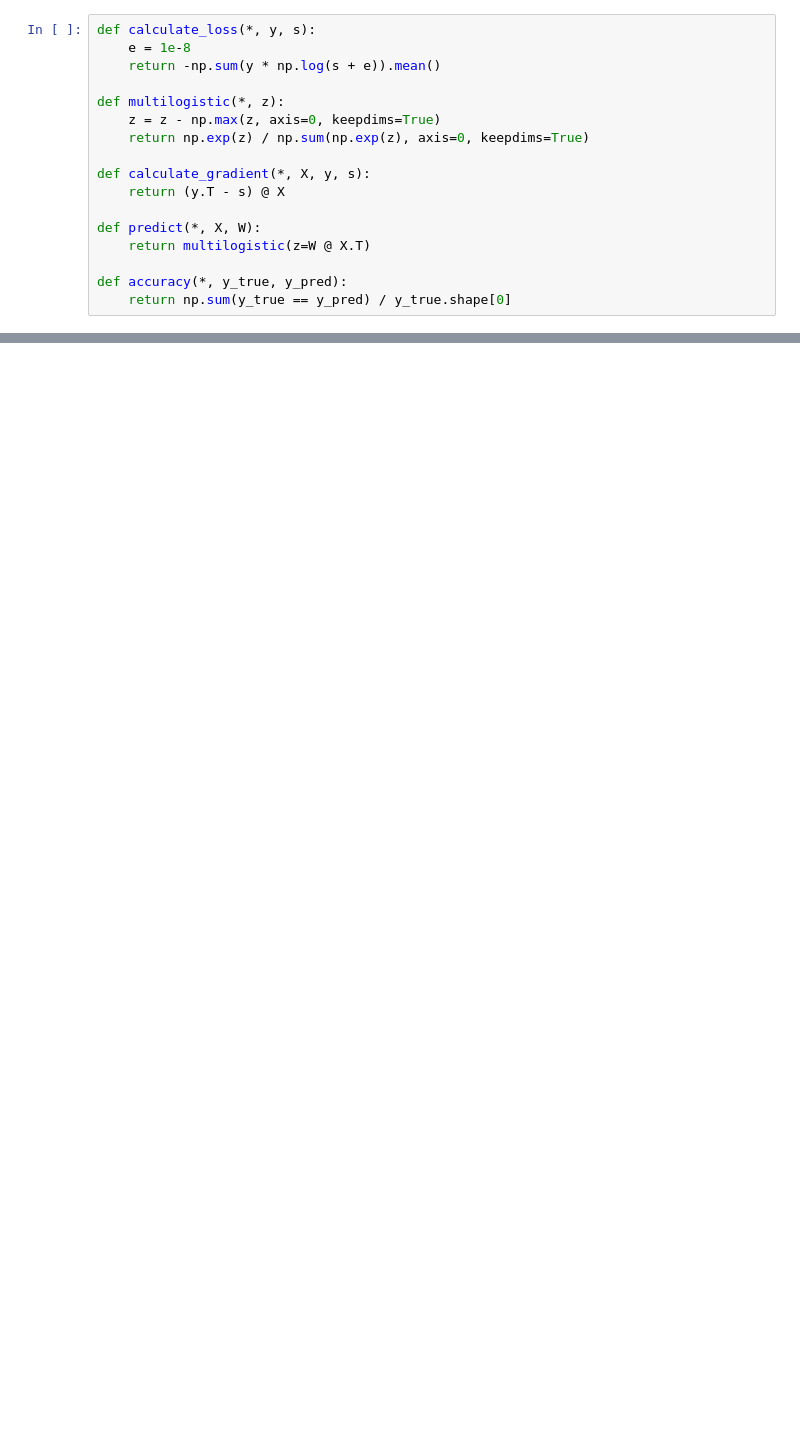
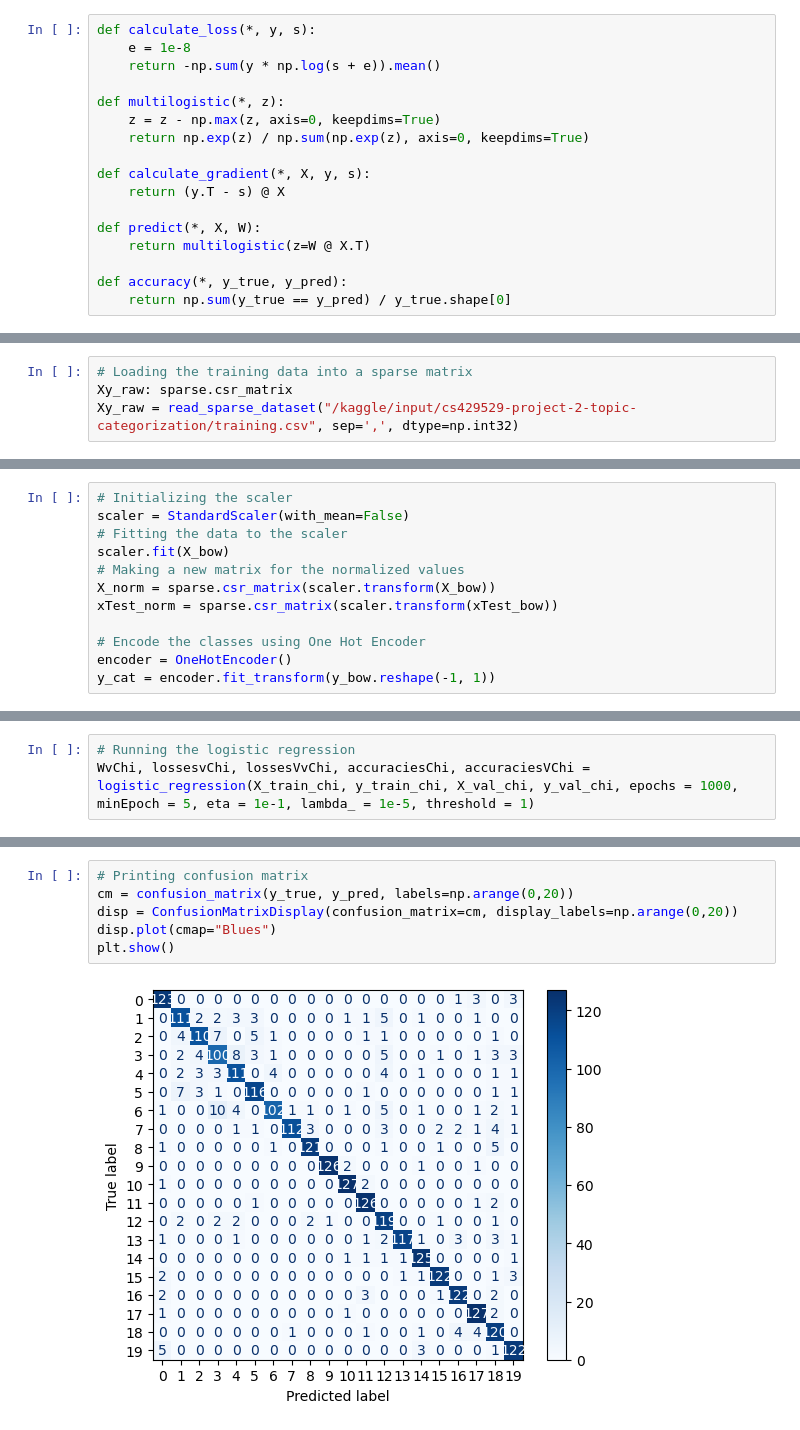
Before and after one commit to davento/TopicCategorizationCS429, a Jupyter notebook: project-2-lr.ipynb, the cells around one changed output, grey strips where cells are left out. Cells and saved outputs as stored; diff of their text form; blank space fills up the shorter version.

```diff
--- a/project-2-lr.ipynb
+++ b/project-2-lr.ipynb
@@ -279,0 +152,4 @@ Best lambda: 1e-05
+# %%
+# Loading the training data into a sparse matrix
+Xy_raw: sparse.csr_matrix
+Xy_raw = read_sparse_dataset("/kaggle/input/cs429529-project-2-topic-categorization/training.csv", sep=',', dtype=np.int32)
@@ -279,0 +172,12 @@ Best lambda: 1e-05
+# %%
+# Initializing the scaler
+scaler = StandardScaler(with_mean=False)
+# Fitting the data to the scaler
+scaler.fit(X_bow)
+# Making a new matrix for the normalized values
+X_norm = sparse.csr_matrix(scaler.transform(X_bow))
+xTest_norm = sparse.csr_matrix(scaler.transform(xTest_bow))
+
+# Encode the classes using One Hot Encoder
+encoder = OneHotEncoder()
+y_cat = encoder.fit_transform(y_bow.reshape(-1, 1))
@@ -279,0 +397,3 @@ Best lambda: 1e-05
+# %%
+# Running the logistic regression
+WvChi, lossesvChi, lossesVvChi, accuraciesChi, accuraciesVChi = logistic_regression(X_train_chi, y_train_chi, X_val_chi, y_val_chi, epochs = 1000, minEpoch = 5, eta = 1e-1, lambda_ = 1e-5, threshold = 1)
@@ -279,0 +434,8 @@ Best lambda: 1e-05
+# %%
+# Printing confusion matrix
+cm = confusion_matrix(y_true, y_pred, labels=np.arange(0,20))
+disp = ConfusionMatrixDisplay(confusion_matrix=cm, display_labels=np.arange(0,20))
+disp.plot(cmap="Blues")
+plt.show()
+# %% [output]
+[figure, added]
```
Also changed, not shown: parts of 72 cells of this notebook, 3 other files.
